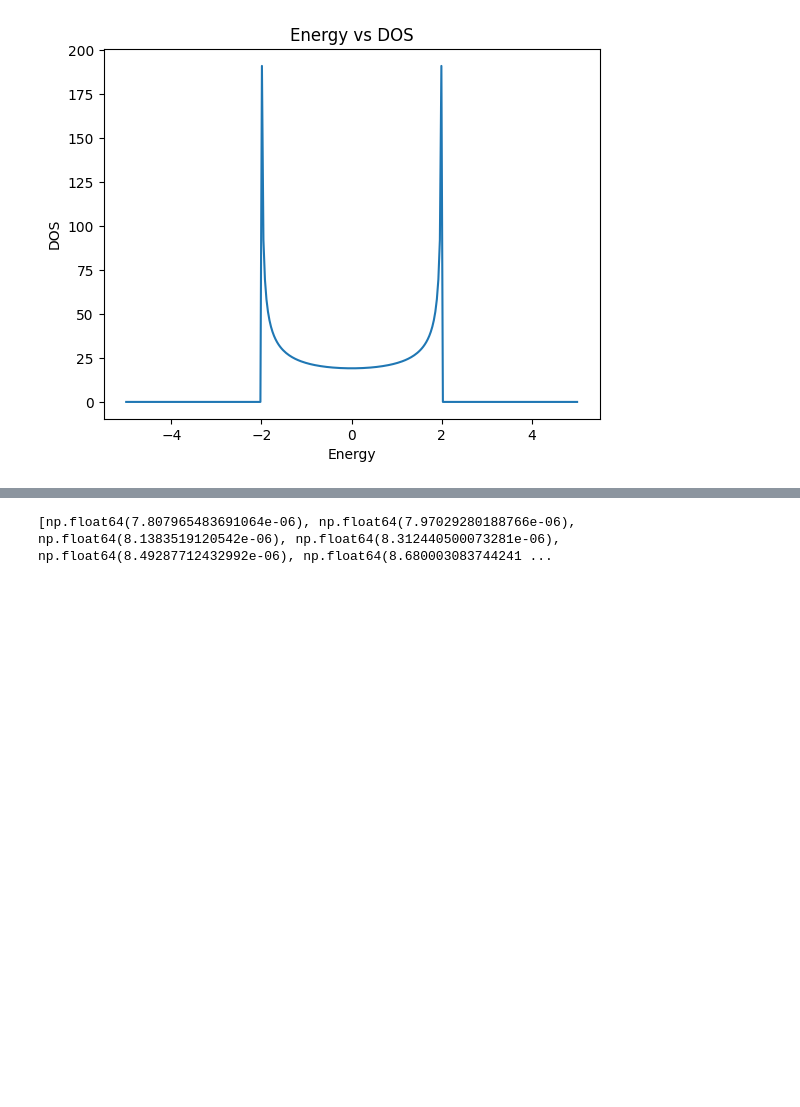
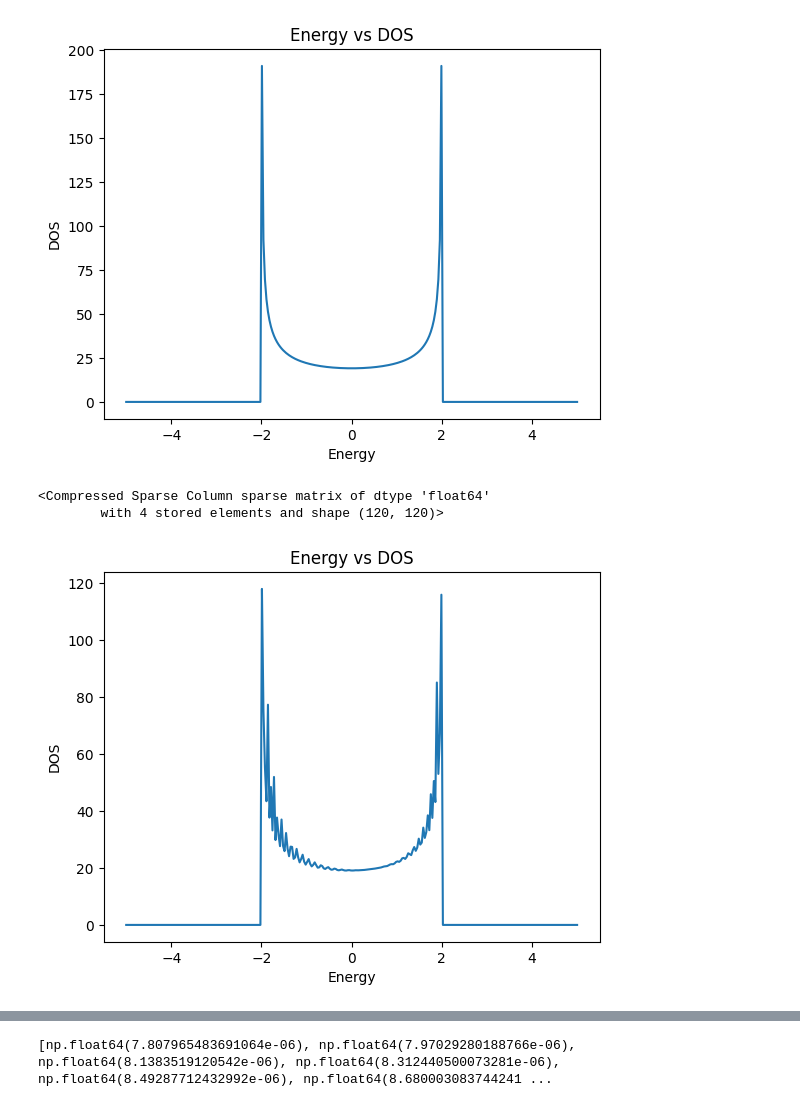
Before and after one commit to nandandiwan/transistorNEGF, a Jupyter notebook: src/test_systems/test.ipynb, the cells around one changed output, grey strips where cells are left out. Drawn from its saved outputs; the diff is of its cells as text; code cells hidden in the pictures; blank space fills up the shorter version.

```diff
--- a/src/test_systems/test.ipynb
+++ b/src/test_systems/test.ipynb
@@ -31,0 +41,7 @@ plt.show()
+# %%
+ham.potential = pot
+
+ham.get_potential(False)
+# %% [output]
+<Compressed Sparse Column sparse matrix of dtype 'float64'
+        with 4 stored elements and shape (120, 120)>
@@ -31,0 +50,13 @@ plt.show()
+# %%
+energy = np.linspace(-5,5, 300)
+dos = gf.calculate_DOS()
+
+
+plt.plot(energy, dos)
+plt.ylabel('DOS')
+plt.xlabel('Energy')
+plt.title('Energy vs DOS')
+
+plt.show()
+# %% [output]
+[figure, added]
```
Also changed, not shown: parts of 8 cells of this notebook, 6 other files.
